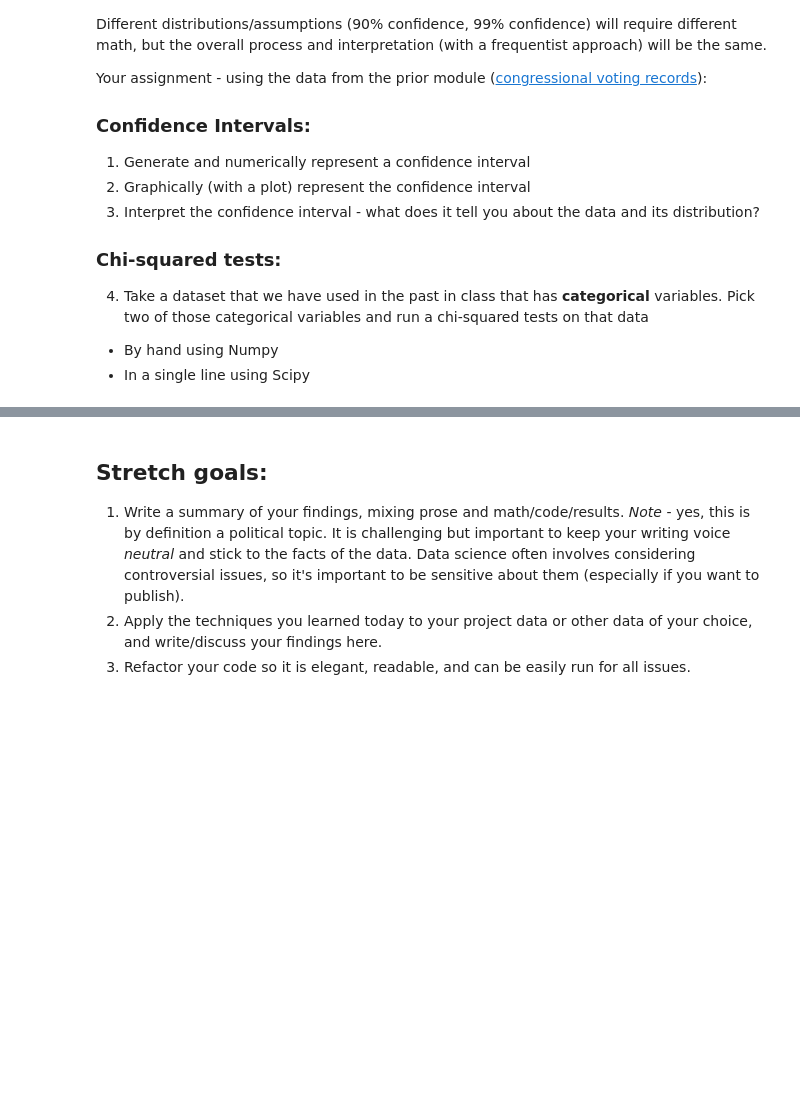
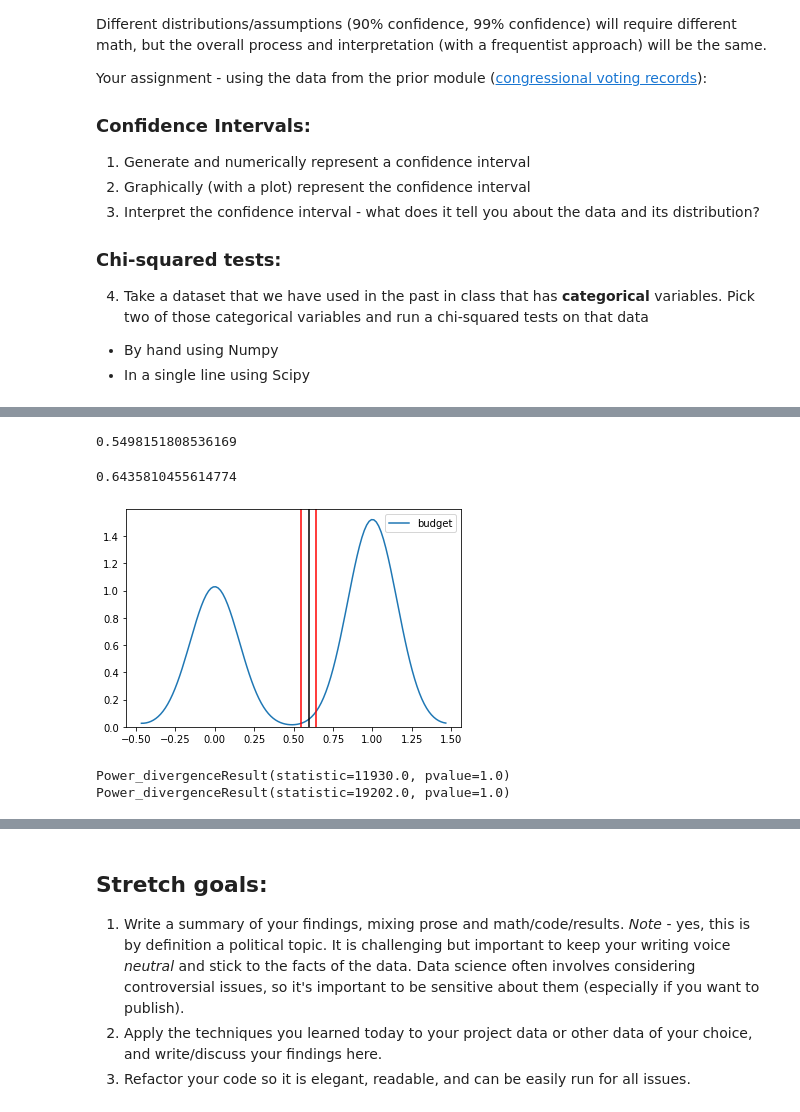
Before and after one commit to bloominstituteoftechnology/DS-Unit-1-Sprint-2-Statistics, a Jupyter notebook: module2/LS_DS_122_Sampling_Confidence_Intervals_and_Hypothesis_Testing_Assignment.ipynb, the cells around one changed output, grey strips where cells are left out. Saved outputs shown, nothing was run; the diff lists cells and outputs as text; code cells hidden in the pictures; blank space fills up the shorter version.

```diff
--- a/module2/LS_DS_122_Sampling_Confidence_Intervals_and_Hypothesis_Testing_Assignment.ipynb
+++ b/module2/LS_DS_122_Sampling_Confidence_Intervals_and_Hypothesis_Testing_Assignment.ipynb
@@ -31,0 +67,26 @@ Your assignment - using the data from the prior module ([congressional voting re
+# %%
+#filter out Nulls
+condition = df["budget"].notnull()
+data_prep = df[condition]
+# %%
+#confidence interval data
+
+confidence = 0.95
+data = data_prep["budget"]
+
+n = len(data)
+m = mean(data)
+std_err = sem(data)
+h = std_err * t.ppf((1 + confidence) / 2, n - 1)
+# %%
+#find first interval
+left_95 = m - h
+print(left_95)
+# %% [output]
+0.5498151808536169
+# %%
+# find second interval
+right_95 = m + h
+print(right_95)
+# %% [output]
+0.6435810455614774
@@ -31,0 +95,29 @@ Your assignment - using the data from the prior module ([congressional voting re
+# %%
+def confidence_interval(data, confidence=0.95):
+    """
+    Calculate a confidence interval around a sample mean for given data.
+    Using t-distribution and two-tailed test, default 95% confidence.
+
+    Arguments:
+    data - iterable (list or numpy array) of sample observations
+    confidence - level of confidence for the interval
+
+    Returns:
+    tuple of (mean, lower bound, upper bound)
+    """
+    data = np.array(data)
+    mean = np.mean(data)
+    n = len(data)
+    stderr=np.std(data, ddof=1)/np.sqrt(n)
+    moe = stderr * stats.t.ppf((1 + confidence)/ 2, n-1) # just looking up the t-stat
+    return (mean, mean-moe, mean+moe)
+# %%
+#line plot ::: yield is timeline bars (unhelpful)
+# kernel density estimate
+sns.kdeplot(data_prep["budget"]);
+CI = confidence_interval(data_prep["budget"])
+plt.axvline(x=CI[1], color='red'); # lower bound
+plt.axvline(x=CI[2], color='red'); # upper bound
+plt.axvline(x=CI[0], color='black'); # mean
+# %% [output]
+[figure, added]
@@ -31,0 +126,12 @@ Your assignment - using the data from the prior module ([congressional voting re
+# %%
+condition = df["water-project"].notnull()
+data_prep2 = df[condition]
+waterbudget = pd.merge(data_prep, data_prep2, on=["water-project", 'budget'], how="inner")
+
+#print(waterbudget.head())
+#chisquare(waterbudget["budget"], waterbudget["water-project"])
+print(chisquare(waterbudget["budget"], axis=None))
+print(chisquare(waterbudget["water-project"], axis=None))
+# %% [output]
+Power_divergenceResult(statistic=11930.0, pvalue=1.0)
+Power_divergenceResult(statistic=19202.0, pvalue=1.0)
```
Also changed, not shown: parts of 6 cells of this notebook.
